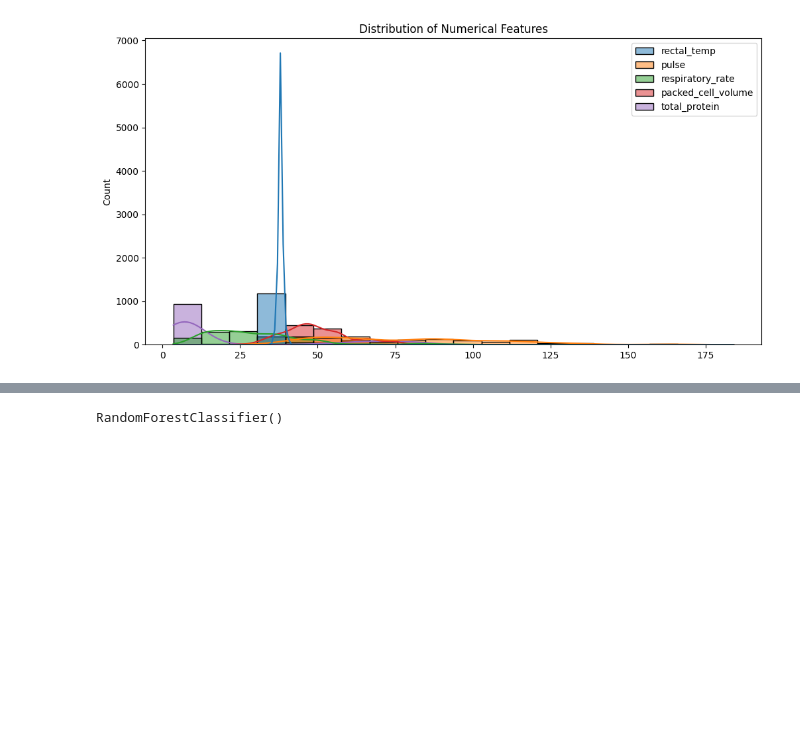
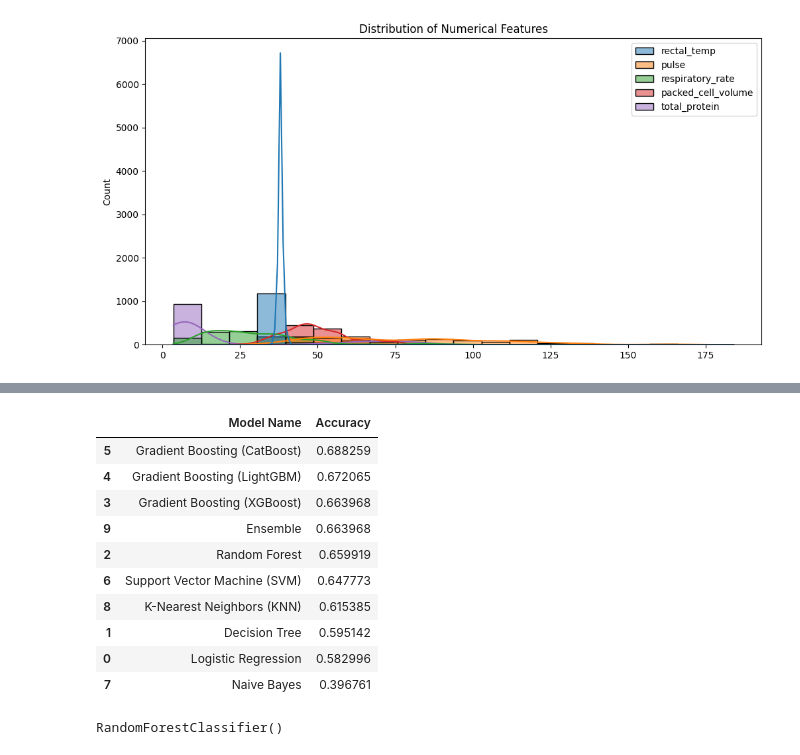
Before and after one commit to kunduanshuman07/Kaggle-competitions, a Jupyter notebook: Playground/Health Outcome of Horses/Model.ipynb, the cells around one changed output, grey strips where cells are left out. Drawn from its saved outputs; the diff is of its cells as text; code cells hidden in the pictures; blank space fills up the shorter version.

```diff
--- a/Playground/Health Outcome of Horses/Model.ipynb
+++ b/Playground/Health Outcome of Horses/Model.ipynb
@@ -242,0 +237,3 @@ X = ct.fit_transform(X)
+# %%
+y = train_df['outcome']
+y.shape
@@ -273,6 +272,0 @@ def evaluate_model(y_true, y_pred):
-# %%
-for i in range(len(list(models))):
-    model = list(models.values())[i]
-    model_name = list(models.keys())[i]
-    model.fit(X, y)
-    y_pred = model.predict(X)
@@ -303,0 +273,21 @@ Learning rate set to 0.079983
+# %%
+from sklearn.model_selection import train_test_split
+X_train, X_test, y_train, y_test = train_test_split(train_X, y, test_size=0.2, random_state=42)
+# %%
+from sklearn.metrics import accuracy_score as acc_score, precision_score as prec_score, recall_score as rec_score, f1_score as f1
+
+model_list = []
+accuracy_list = []
+
+for i in range(len(list(models))):
+    model = list(models.values())[i]
+    model_name = list(models.keys())[i]
+    model.fit(X_train, y_train)
+    y_test_pred = model.predict(X_test)
+    model_list.append(model_name)
+    accuracy = acc_score(y_test, y_test_pred)
+    precision = prec_score(y_test, y_test_pred, average='weighted')
+    recall = rec_score(y_test, y_test_pred, average='weighted')
+    f1_score = f1(y_test, y_test_pred, average='weighted')
+    accuracy_list.append(accuracy)
+    print(f"{model_name} has scores as: Accuracy - {accuracy}, Precision - {precision}, Recall - {recall}, F1 Score - {f1_score}")
@@ -304,2 +314,18 @@ Learning rate set to 0.079983
+# %%
+model_evaluation = pd.DataFrame({'Model Name':model_list, 'Accuracy':accuracy_list})
+model_evaluation = model_evaluation.sort_values(by=['Accuracy'], ascending=False)
+model_evaluation
+# %% [output]
+|  | Model Name | Accuracy |
+| 5 | Gradient Boosting (CatBoost) | 0.688259 |
+| 4 | Gradient Boosting (LightGBM) | 0.672065 |
+| 3 | Gradient Boosting (XGBoost) | 0.663968 |
+| 9 | Ensemble | 0.663968 |
+| 2 | Random Forest | 0.659919 |
+| 6 | Support Vector Machine (SVM) | 0.647773 |
+| 8 | K-Nearest Neighbors (KNN) | 0.615385 |
+| 1 | Decision Tree | 0.595142 |
+| 0 | Logistic Regression | 0.582996 |
+| 7 | Naive Bayes | 0.396761 |
 # %%
 best_model = RandomForestClassifier()
```
Also changed, not shown: parts of 40 cells of this notebook, 6 other files.
